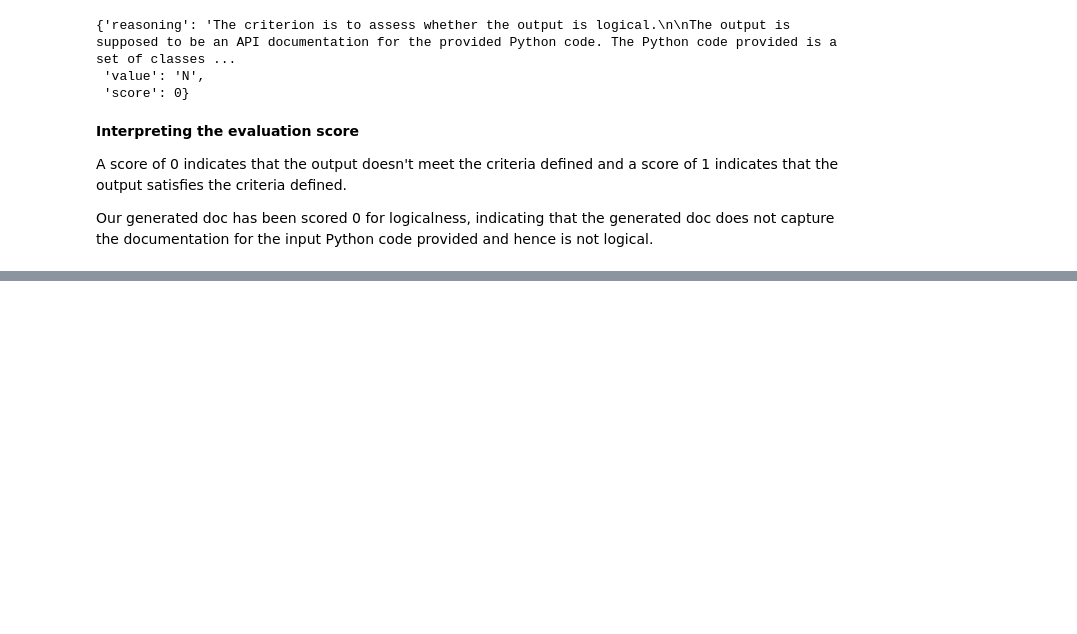
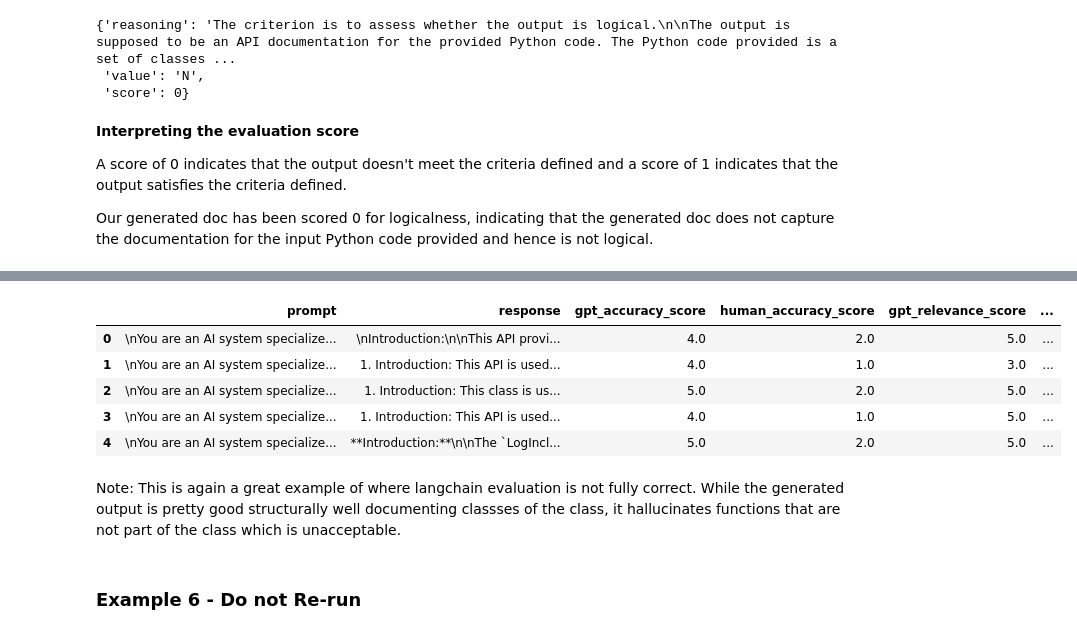
Before and after one commit to redhat-et/api-docs-generation, a Jupyter notebook: notebooks/evaluation/evaluation_metrics.ipynb, the cells around one changed output, grey strips where cells are left out. Cells and saved outputs as stored; diff of their text form; code cells hidden in the pictures; blank space fills up the shorter version.

```diff
--- a/notebooks/evaluation/evaluation_metrics.ipynb
+++ b/notebooks/evaluation/evaluation_metrics.ipynb
@@ -308,0 +979,24 @@ Our generated doc has been scored 0 for logicalness, indicating that the generat
+# %%
+# Append Human Scores
+
+df.at[4, 'human_accuracy_score'] = '2.0'
+df.at[4, 'human_relevance_score'] = '2.0'
+df.at[4, 'human_clarity_score'] = '3.0'
+df.at[4, 'human_completeness_score'] = '2.0'
+df.at[4, 'human_readability_score'] = '4.0'
+df.at[4, 'human_helpfulness'] = '0.0'
+df.at[4, 'human_correctness'] = '0.0'
+df.at[4, 'human_logical'] = '1.0'
+# %%
+df
+# %% [output]
+|  | prompt | response | gpt_accuracy_score | human_accuracy_score | gpt_relevance_score | ... |
+| 0 | \nYou are an AI system specialize... | \nIntroduction:\n\nThis API provi... | 4.0 | 2.0 | 5.0 | ... |
+| 1 | \nYou are an AI system specialize... | 1. Introduction: This API is used... | 4.0 | 1.0 | 3.0 | ... |
+| 2 | \nYou are an AI system specialize... | 1. Introduction: This class is us... | 5.0 | 2.0 | 5.0 | ... |
+| 3 | \nYou are an AI system specialize... | 1. Introduction: This API is used... | 4.0 | 1.0 | 5.0 | ... |
+| 4 | \nYou are an AI system specialize... | **Introduction:**\n\nThe `LogIncl... | 5.0 | 2.0 | 5.0 | ... |
+# %% [markdown]
+Note: This is again a great example of where langchain evaluation is not fully correct. While the generated output is pretty good structurally well documenting classses of the class, it hallucinates functions that are not part of the class which is unacceptable.
+# %% [markdown]
+### Example 6 - Do not Re-run
```
Also changed, not shown: parts of 92 cells of this notebook, 4 other files.
